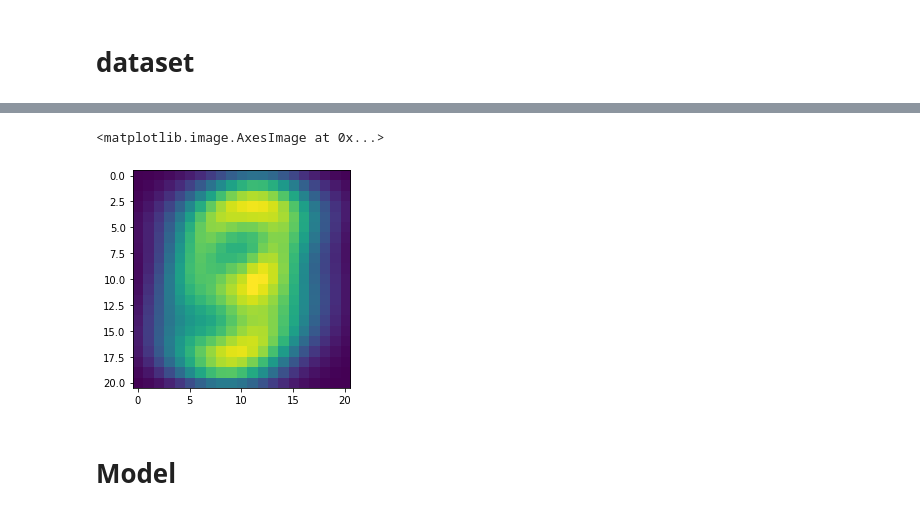
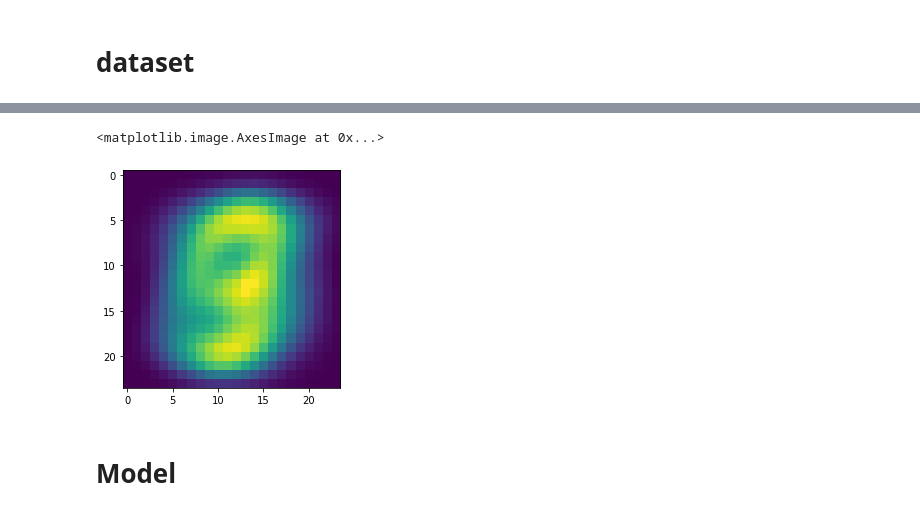
Before and after one commit to veya2ztn/TNproject, a Jupyter notebook: Model and Train.ipynb, the cells around one changed output, grey strips where cells are left out. Cells and saved outputs as stored; diff of their text form; code cells hidden in the pictures.

Commit message:
build train system

```diff
--- a/Model and Train.ipynb
+++ b/Model and Train.ipynb
@@ -14,11 +24,8 @@ test_data = torch.from_numpy(mnist_data['test_data'])
 # %%
 transform = transforms.Compose([
     transforms.ToTensor(),
-    transforms.Normalize(mean=(0.0,), std=(1.0,))
+    transforms.CenterCrop(24)
 ])
 DATAPATH    = '/media/tianning/DATA/DATASET/MNIST/'
 mnist_train = datasets.MNIST(DATAPATH, train=True, download=False, transform=transform)
 mnist_test  = datasets.MNIST(DATAPATH, train=False,download=False, transform=transform)
-
-train_loader= torch.utils.data.DataLoader(dataset=mnist_train, batch_size=128, shuffle=True)
-test_loader = torch.utils.data.DataLoader(dataset=mnist_test, batch_size=128, shuffle=False)
@@ -25,11 +35,15 @@ test_loader = torch.utils.data.DataLoader(dataset=mnist_test, batch_size=128, sh
+# %%
+train_loader= torch.utils.data.DataLoader(dataset=mnist_train, batch_size=60000, shuffle=True)
+# %%
+all_image = iter(train_loader).next()[0]
 # %%
 from mltool.visualization import *
 # %%
 %matplotlib inline
-plt.imshow(torch.sum(mnist_train.data>0,0)[4:25,4:25].numpy())
+plt.imshow(torch.sum(all_image[:,0]>0,0).numpy())
 # %% [output]
 <matplotlib.image.AxesImage at 0x...>
-[figure, old version]
+[figure, new version]
 # %% [markdown]
 # Model
 # %% [markdown]
```
Also changed, not shown: parts of 16 cells of this notebook, 7 other files.
